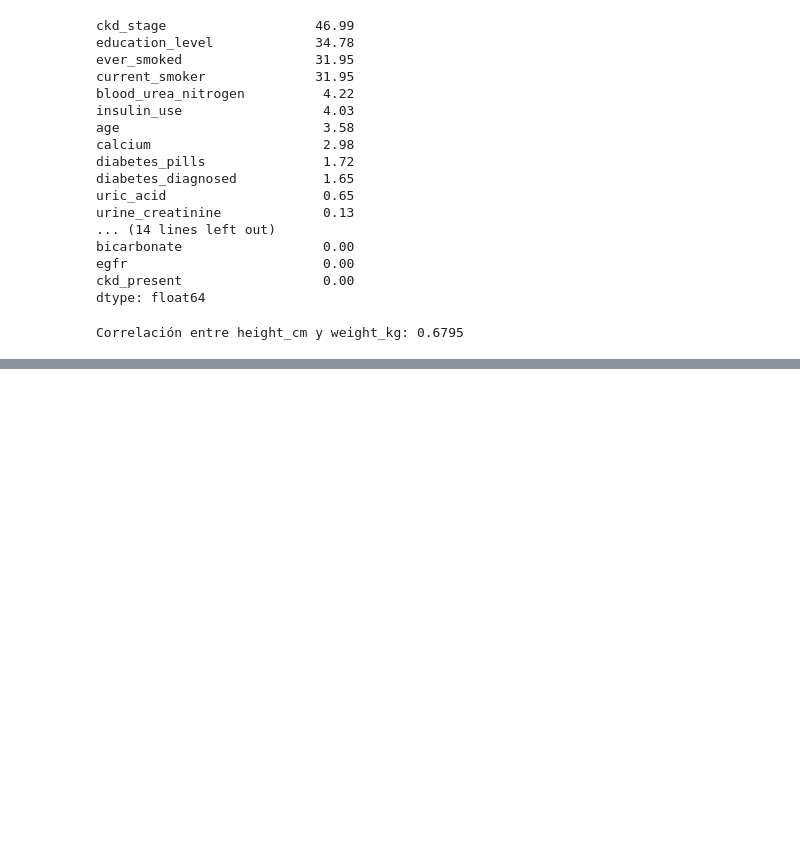
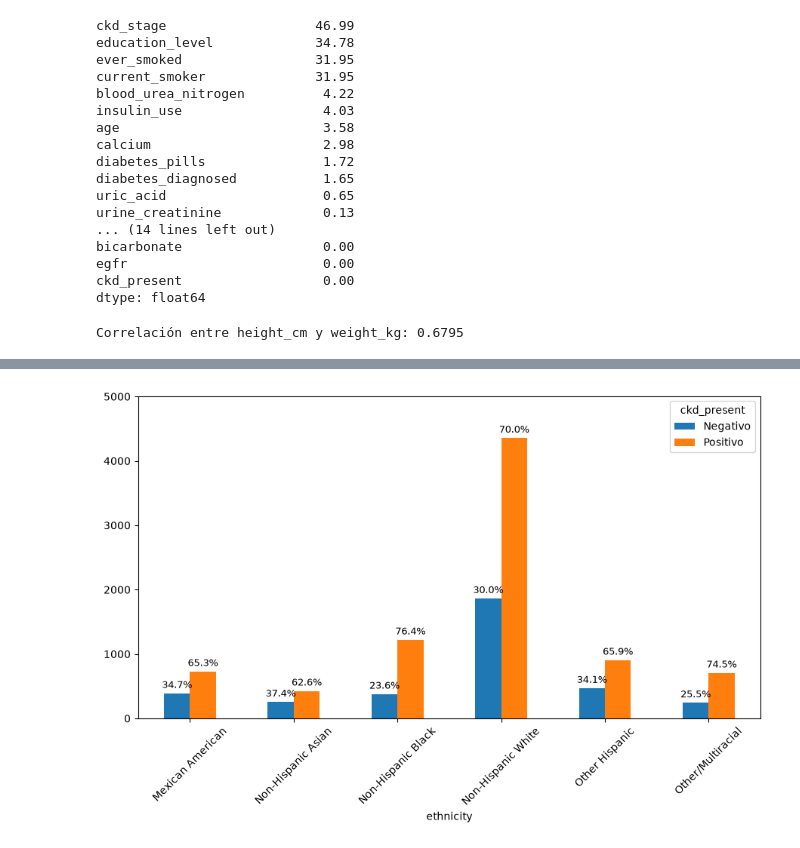
Before and after one commit to GonzaloManterola/Grupo27Ciencias, a Jupyter notebook: Main.ipynb, the cells around one changed output, grey strips where cells are left out. Saved outputs shown, nothing was run; the diff lists cells and outputs as text; code cells hidden in the pictures; blank space fills up the shorter version.

```diff
--- a/Main.ipynb
+++ b/Main.ipynb
@@ -196,0 +209,34 @@ Correlación entre height_cm y weight_kg: 0.6795
+# %%
+import matplotlib.pyplot as plt
+import pandas as pd
+
+# 1. Tabla de frecuencias absolutas (para las alturas de las barras en el eje Y)
+tabla_frecuencias = pd.crosstab(Clean['ethnicity'], Clean['ckd_present'])
+
+# 2. Tabla de porcentajes (para calcular qué texto mostrar arriba de cada barra, normalizado por fila)
+tabla_porcentajes = pd.crosstab(Clean['ethnicity'], Clean['ckd_present'], normalize='index') * 100
+
+# 3. Generar el gráfico de barras usando las frecuencias absolutas
+ax = tabla_frecuencias.plot(kind='bar', figsize=(9, 6))
+
+# 4. Iterar sobre cada contenedor y asignar los porcentajes como etiquetas de texto
+for i, container in enumerate(ax.containers):
+    col_name = tabla_porcentajes.columns[i]
+    porcentajes = tabla_porcentajes[col_name].values
+
+    # Crear la lista de textos con formato de porcentaje (ej: "25.5%")
+    etiquetas = [f'{p:.1f}%' for p in porcentajes]
+
+    # Colocar las etiquetas sobre las barras
+    ax.bar_label(container, labels=etiquetas, padding=3, fontsize=9)
+
+plt.xticks(rotation=45)
+plt.legend(['Negativo','Positivo'],title='ckd_present')
+
+# Ajustar el límite superior del eje Y para que las etiquetas no se corten
+plt.ylim(0, tabla_frecuencias.max().max() * 1.15)
+
+plt.tight_layout()
+plt.show()
+# %% [output]
+[figure, added]
```
Also changed, not shown: parts of 1 cell of this notebook, 1 other file.
